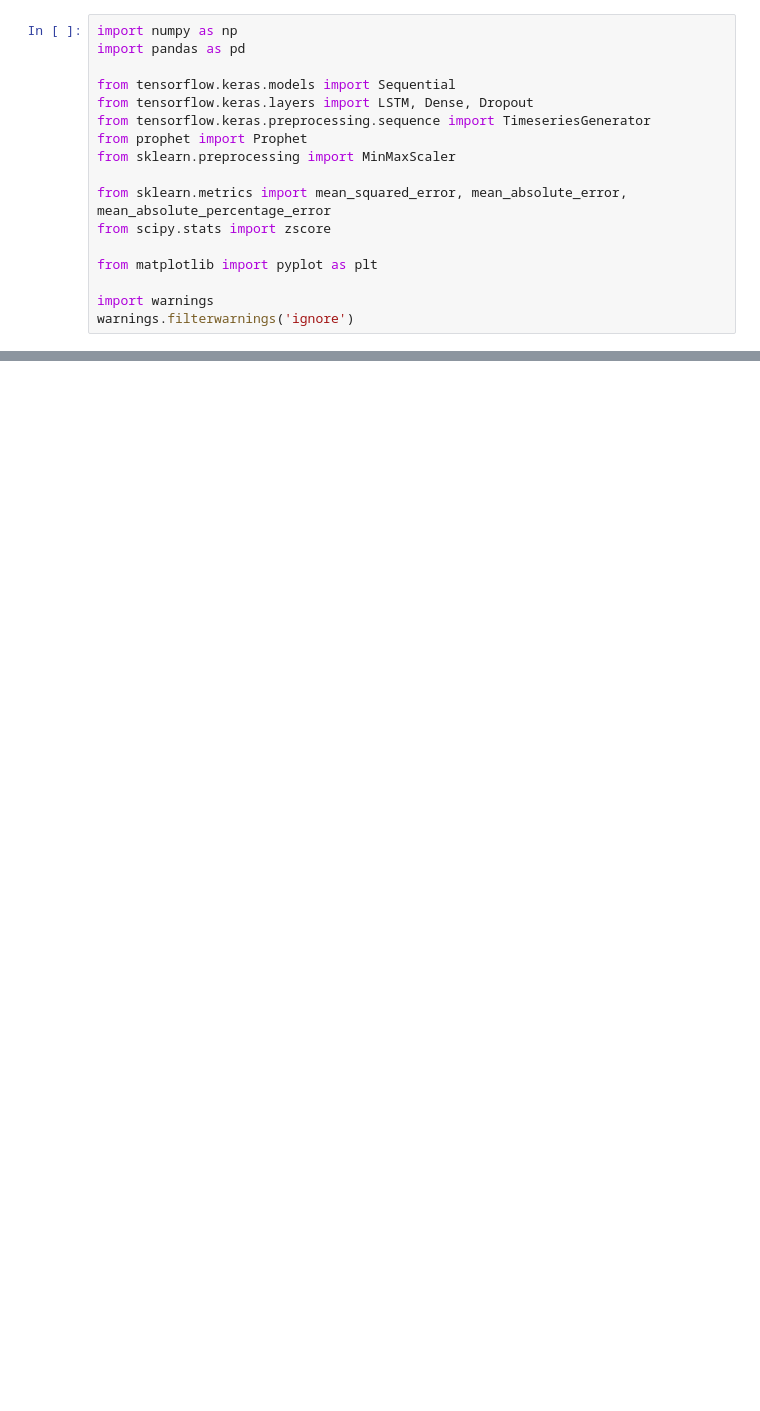
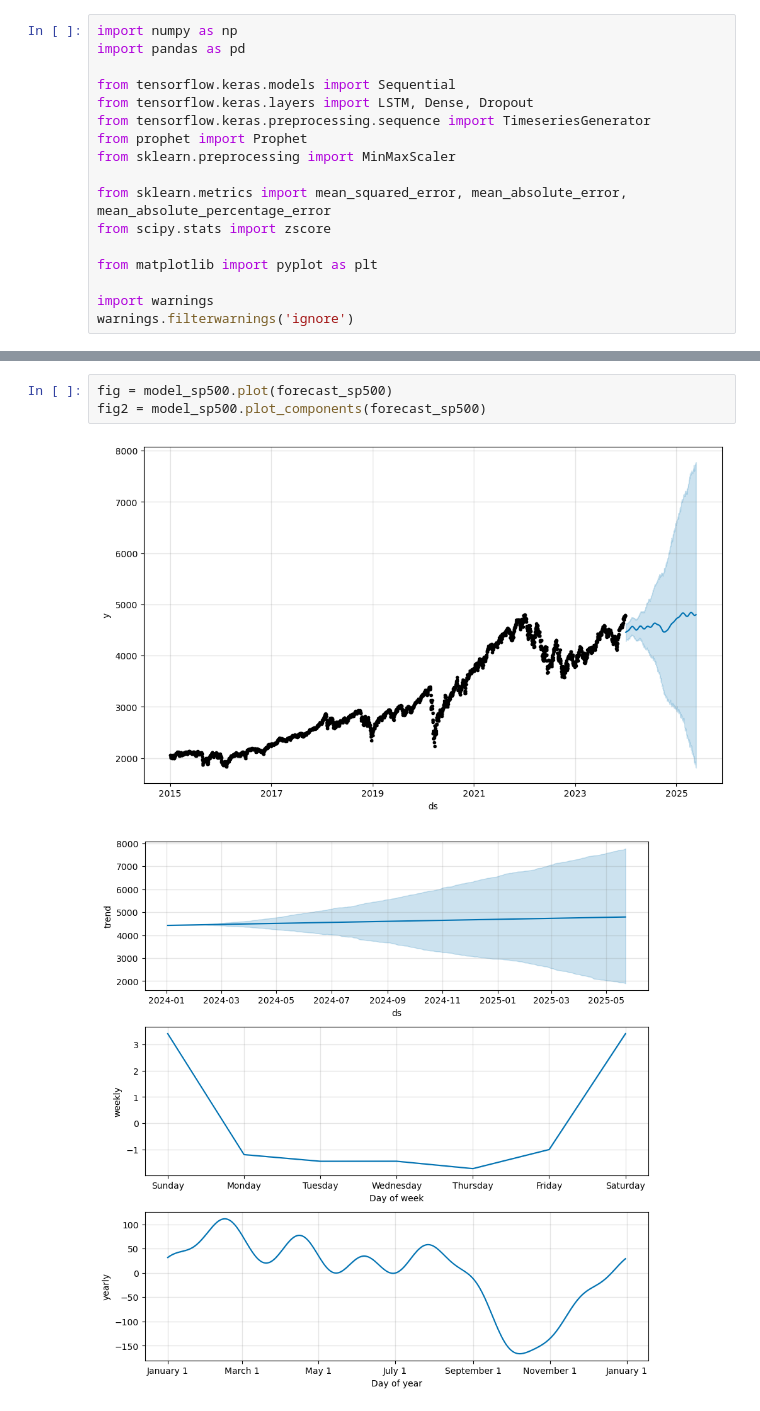
Before and after one commit to pe5kataa/LSTM---ARIMA---Prophet, a Jupyter notebook: 2.3_Prophet.ipynb, the cells around one changed output, grey strips where cells are left out. Drawn from its saved outputs; the diff is of its cells as text; blank space fills up the shorter version.

```diff
--- a/2.3_Prophet.ipynb
+++ b/2.3_Prophet.ipynb
@@ -89,0 +90,6 @@ plt.show()
+# %%
+fig = model_sp500.plot(forecast_sp500)
+fig2 = model_sp500.plot_components(forecast_sp500)
+# %% [output]
+[figure, added]
+[figure, added]
```
Also changed, not shown: parts of 10 cells of this notebook.
